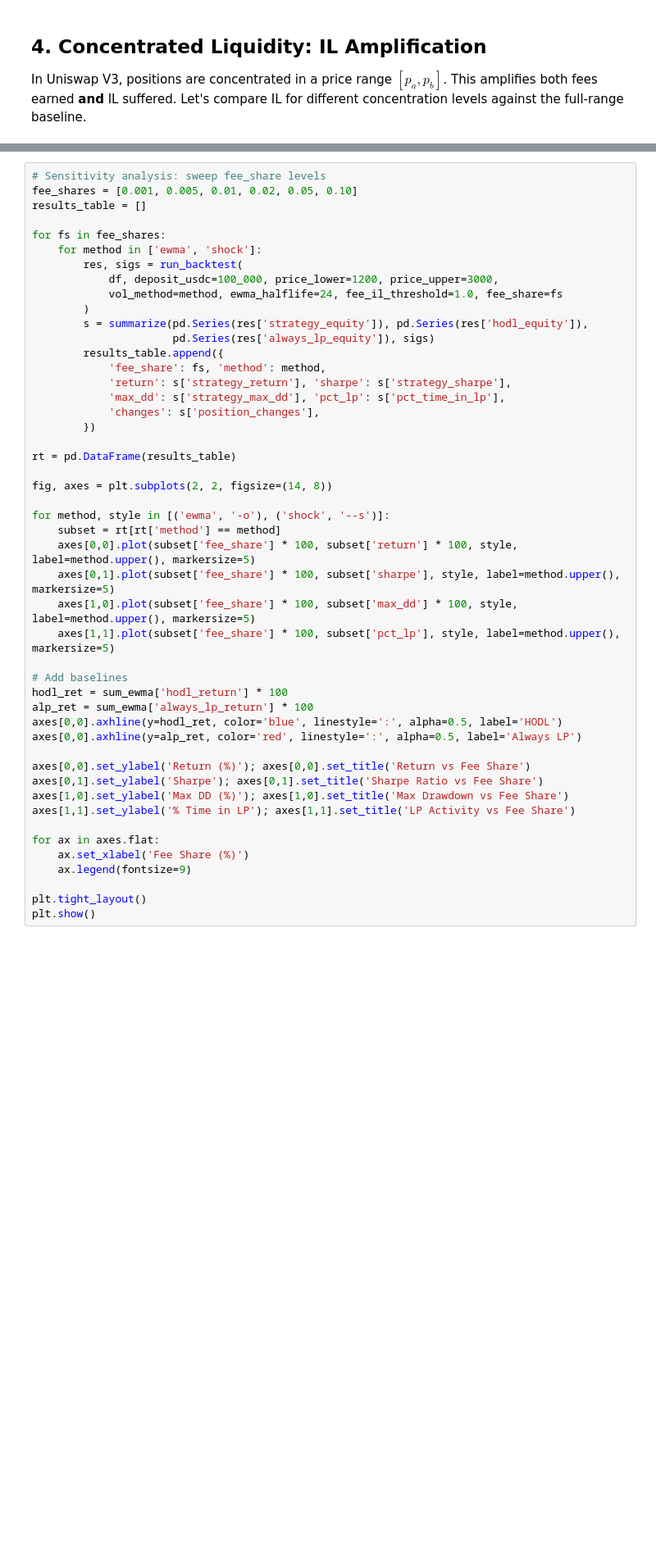
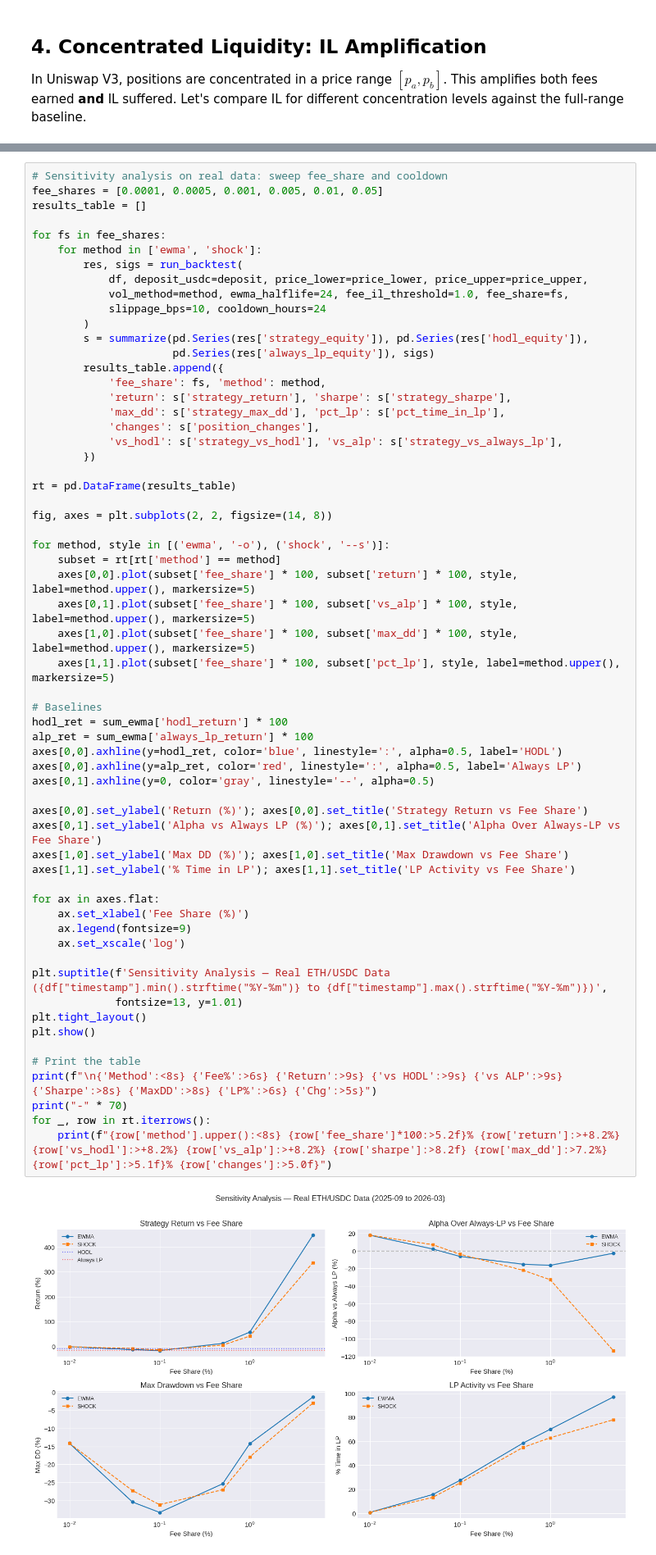
Before and after one commit to Official-Belta/il-alpha-vault, a Jupyter notebook: notebooks/il_alpha_vault.ipynb, the cells around one changed output, grey strips where cells are left out. Shown at 82% size. Saved outputs shown, nothing was run; the diff lists cells and outputs as text; blank space fills up the shorter version.

```diff
--- a/notebooks/il_alpha_vault.ipynb
+++ b/notebooks/il_alpha_vault.ipynb
@@ -351,13 +428,14 @@ plt.show()
 # %%
-# Sensitivity analysis: sweep fee_share levels
-fee_shares = [0.001, 0.005, 0.01, 0.02, 0.05, 0.10]
+# Sensitivity analysis on real data: sweep fee_share and cooldown
+fee_shares = [0.0001, 0.0005, 0.001, 0.005, 0.01, 0.05]
 results_table = []
 
 for fs in fee_shares:
     for method in ['ewma', 'shock']:
         res, sigs = run_backtest(
-            df, deposit_usdc=100_000, price_lower=1200, price_upper=3000,
-            vol_method=method, ewma_halflife=24, fee_il_threshold=1.0, fee_share=fs
+            df, deposit_usdc=deposit, price_lower=price_lower, price_upper=price_upper,
+            vol_method=method, ewma_halflife=24, fee_il_threshold=1.0, fee_share=fs,
+            slippage_bps=10, cooldown_hours=24
         )
         s = summarize(pd.Series(res['strategy_equity']), pd.Series(res['hodl_equity']),
                       pd.Series(res['always_lp_equity']), sigs)
@@ -365,34 +443,47 @@ for fs in fee_shares:
             'fee_share': fs, 'method': method,
             'return': s['strategy_return'], 'sharpe': s['strategy_sharpe'],
             'max_dd': s['strategy_max_dd'], 'pct_lp': s['pct_time_in_lp'],
             'changes': s['position_changes'],
+            'vs_hodl': s['strategy_vs_hodl'], 'vs_alp': s['strategy_vs_always_lp'],
         })
 
 rt = pd.DataFrame(results_table)
 
 fig, axes = plt.subplots(2, 2, figsize=(14, 8))
 
 for method, style in [('ewma', '-o'), ('shock', '--s')]:
     subset = rt[rt['method'] == method]
     axes[0,0].plot(subset['fee_share'] * 100, subset['return'] * 100, style, label=method.upper(), markersize=5)
-    axes[0,1].plot(subset['fee_share'] * 100, subset['sharpe'], style, label=method.upper(), markersize=5)
+    axes[0,1].plot(subset['fee_share'] * 100, subset['vs_alp'] * 100, style, label=method.upper(), markersize=5)
     axes[1,0].plot(subset['fee_share'] * 100, subset['max_dd'] * 100, style, label=method.upper(), markersize=5)
     axes[1,1].plot(subset['fee_share'] * 100, subset['pct_lp'], style, label=method.upper(), markersize=5)
 
-# Add baselines
+# Baselines
 hodl_ret = sum_ewma['hodl_return'] * 100
 alp_ret = sum_ewma['always_lp_return'] * 100
 axes[0,0].axhline(y=hodl_ret, color='blue', linestyle=':', alpha=0.5, label='HODL')
 axes[0,0].axhline(y=alp_ret, color='red', linestyle=':', alpha=0.5, label='Always LP')
+axes[0,1].axhline(y=0, color='gray', linestyle='--', alpha=0.5)
 
-axes[0,0].set_ylabel('Return (%)'); axes[0,0].set_title('Return vs Fee Share')
-axes[0,1].set_ylabel('Sharpe'); axes[0,1].set_title('Sharpe Ratio vs Fee Share')
+axes[0,0].set_ylabel('Return (%)'); axes[0,0].set_title('Strategy Return vs Fee Share')
+axes[0,1].set_ylabel('Alpha vs Always LP (%)'); axes[0,1].set_title('Alpha Over Always-LP vs Fee Share')
 axes[1,0].set_ylabel('Max DD (%)'); axes[1,0].set_title('Max Drawdown vs Fee Share')
 axes[1,1].set_ylabel('% Time in LP'); axes[1,1].set_title('LP Activity vs Fee Share')
 
 for ax in axes.flat:
     ax.set_xlabel('Fee Share (%)')
     ax.legend(fontsize=9)
+    ax.set_xscale('log')
 
+plt.suptitle(f'Sensitivity Analysis — Real ETH/USDC Data ({df["timestamp"].min().strftime("%Y-%m")} to {df["timestamp"].max().strftime("%Y-%m")})',
+             fontsize=13, y=1.01)
 plt.tight_layout()
 plt.show()
+
+# Print the table
+print(f"\n{'Method':<8s} {'Fee%':>6s} {'Return':>9s} {'vs HODL':>9s} {'vs ALP':>9s} {'Sharpe':>8s} {'MaxDD':>8s} {'LP%':>6s} {'Chg':>5s}")
+print("-" * 70)
+for _, row in rt.iterrows():
+    print(f"{row['method'].upper():<8s} {row['fee_share']*100:>5.2f}% {row['return']:>+8.2%} {row['vs_hodl']:>+8.2%} {row['vs_alp']:>+8.2%} {row['sharpe']:>8.2f} {row['max_dd']:>7.2%} {row['pct_lp']:>5.1f}% {row['changes']:>5.0f}")
+# %% [output]
+[figure, added]
```
Also changed, not shown: parts of 11 cells of this notebook.
